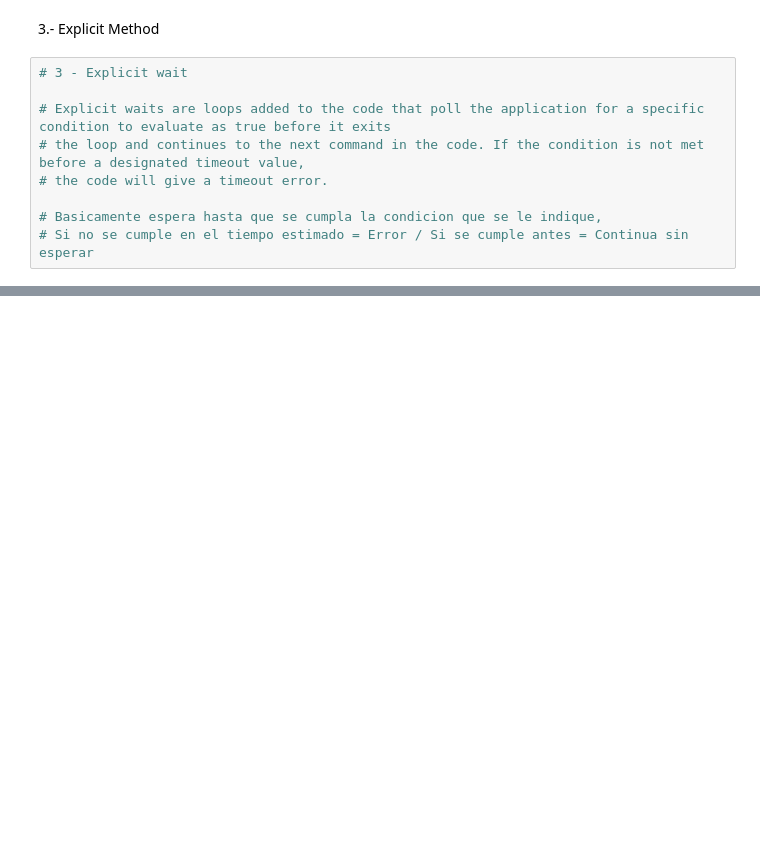
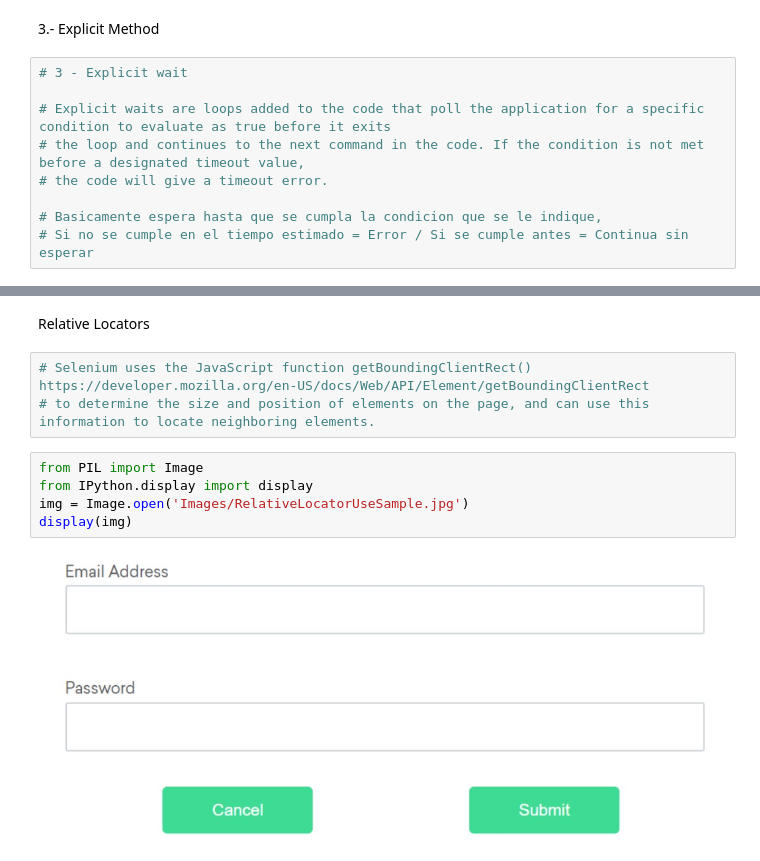
Before and after one commit to IgnaciodeJesus/Selenium_Guide, a Jupyter notebook: selenium_doc.ipynb, the cells around one changed output, grey strips where cells are left out. Cells and saved outputs as stored; diff of their text form; blank space fills up the shorter version.

```diff
--- a/selenium_doc.ipynb
+++ b/selenium_doc.ipynb
@@ -182,0 +318,12 @@ driver.quit()
+# %% [markdown]
+Relative Locators
+# %%
+# Selenium uses the JavaScript function getBoundingClientRect() https://developer.mozilla.org/en-US/docs/Web/API/Element/getBoundingClientRect
+# to determine the size and position of elements on the page, and can use this information to locate neighboring elements.
+# %%
+from PIL import Image
+from IPython.display import display
+img = Image.open('Images/RelativeLocatorUseSample.jpg')
+display(img)
+# %% [output]
+[figure, added]
```
Also changed, not shown: parts of 17 cells of this notebook, 2 other files.
